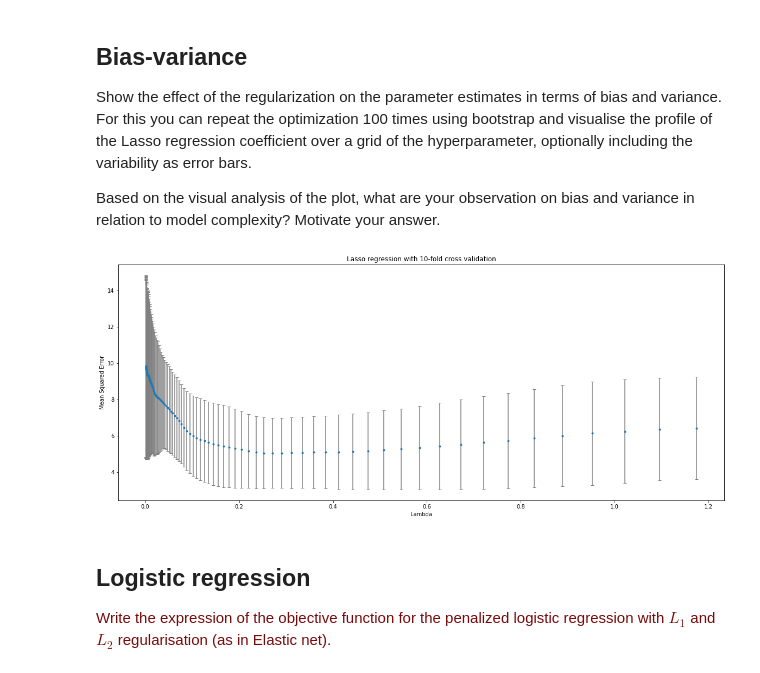
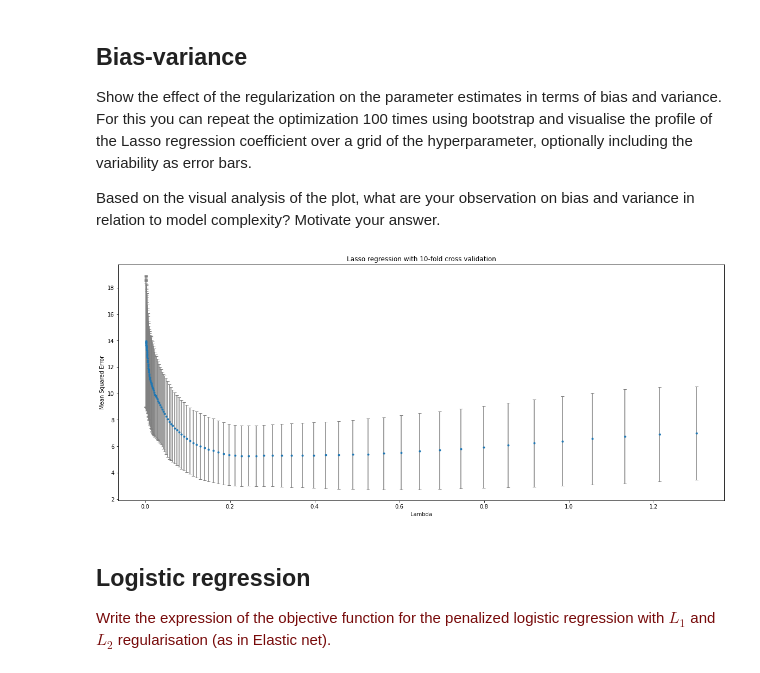
Before and after one commit to sarahlou-dr/8dm50-machine-learning, a Jupyter notebook: practicals/week_3.ipynb, the cells around one changed output. Cells and saved outputs as stored; diff of their text form; code cells hidden in the pictures.

```diff
--- a/practicals/week_3.ipynb
+++ b/practicals/week_3.ipynb
@@ -504,19 +504,20 @@ Show the effect of the regularization on the parameter estimates in terms of bia
 <p><font>Based on the visual analysis of the plot, what are your observation on bias and variance in relation to model complexity? Motivate your answer.</font></p>
 # %%
 import matplotlib.pyplot as plt
+from sklearn.linear_model import LassoCV
 
-# model = LassoCV(n_alphas=100, cv=10, n_jobs=-1).fit(X_train, y_train)
+model = LassoCV(n_alphas=100, cv=10, n_jobs=-1).fit(X_train, y_train)
 path = model.mse_path_
 
 mse = np.mean(path, axis=1)
 plt.figure(figsize=(20,8))
 plt.title("Lasso regression with 10-fold cross validation")
 plt.xlabel("Lambda")
 plt.ylabel("Mean Squared Error")
 plt.errorbar(model.alphas_, mse, yerr=np.std(path, axis=1), fmt='.', capsize=3, ecolor='grey')
 plt.show()
 # %% [output]
-[figure, old version]
+[figure, new version]
 # %% [markdown]
 ## Logistic regression
 
```
Also changed, not shown: parts of 1 cell of this notebook.
